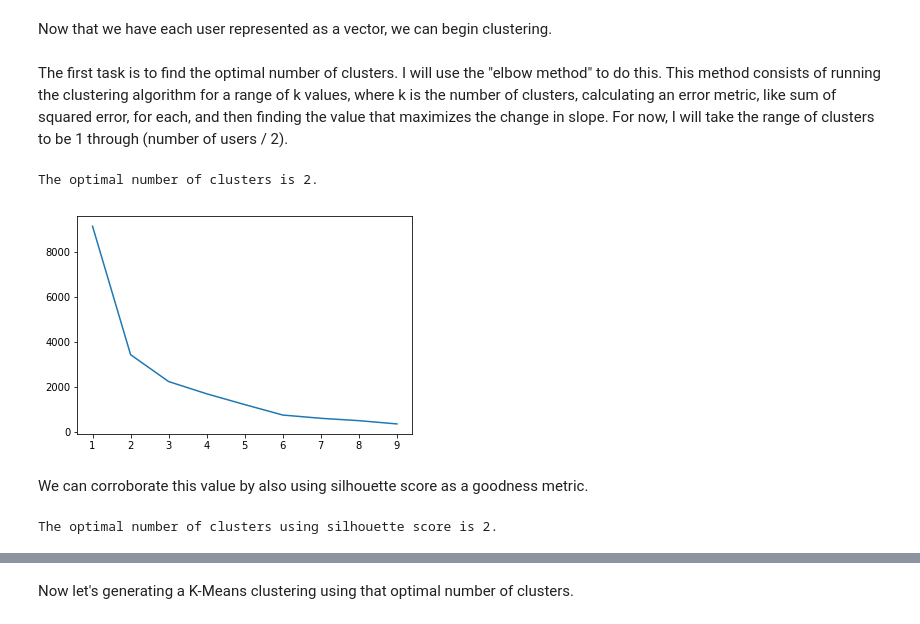
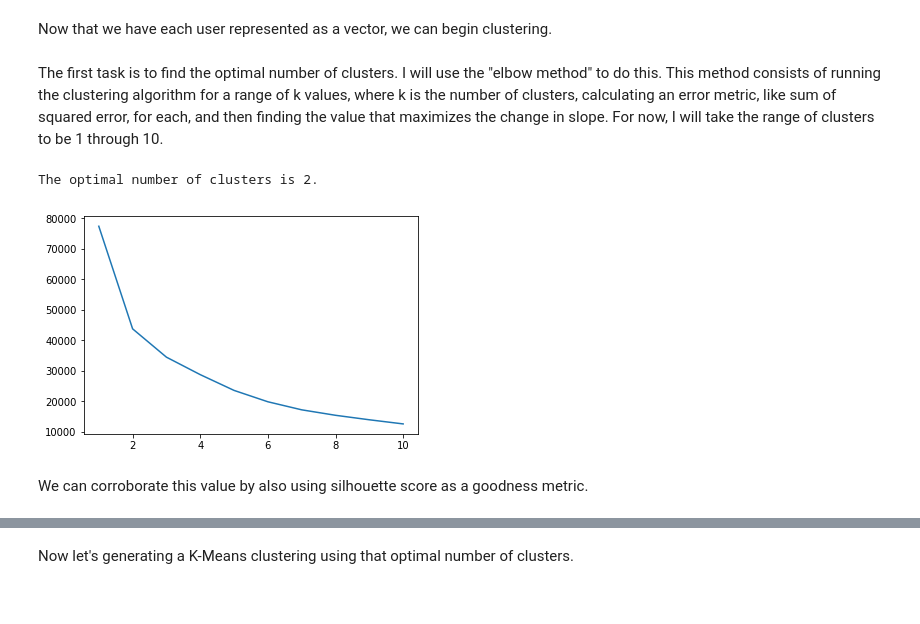
Before and after one commit to samdeverett/Dieta-User-Clustering, a Jupyter notebook: BMs.ipynb, the cells around one changed output, grey strips where cells are left out. Cells and saved outputs as stored; diff of their text form; code cells hidden in the pictures.

Commit message:
More functions and visualizations

```diff
--- a/BMs.ipynb
+++ b/BMs.ipynb
@@ -10,4 +18,5 @@ from sklearn.metrics import silhouette_score
 # %%
-df = pd.read_csv('bms_exp.csv')
+df = pd.read_csv('bms_exp2.csv')
+print(df.shape)
 df.head()
 # %% [output]
@@ -134,0 +133,7 @@ user_data
+# %%
+renames = {'consistency':'mean_consistency',
+          'difficulty':'mean_difficulty',
+          'completeness':'mean_completeness'}
+df = df.groupby('fake_user_id').mean()[['consistency', 'difficulty', 'completeness']].rename(columns=renames)
+df.dropna(inplace=True)
+df.head()
@@ -135,14 +148,13 @@ user_data
 # %% [markdown]
 Now that we have each user represented as a vector, we can begin clustering.
 # %% [markdown]
-The first task is to find the optimal number of clusters. I will use the "elbow method" to do this. This method consists of running the clustering algorithm for a range of k values, where k is the number of clusters, calculating an error metric, like sum of squared error, for each, and then finding the value that maximizes the change in slope. For now, I will take the range of clusters to be 1 through (number of users / 2).
+The first task is to find the optimal number of clusters. I will use the "elbow method" to do this. This method consists of running the clustering algorithm for a range of k values, where k is the number of clusters, calculating an error metric, like sum of squared error, for each, and then finding the value that maximizes the change in slope. For now, I will take the range of clusters to be 1 through 10.
 # %%
 def find_optimal_k(df):
 
     X = df
-    num_users = df.shape[0]
     scores = []
-    possible_ks = range(1, int((num_users / 2) + 1))
+    possible_ks = range(1, 11)
 
     for k in possible_ks:
         kmeans = KMeans(n_clusters=k, random_state=42)   # set a random_state to be sure differences are due to k
@@ -157,20 +169,19 @@ def find_optimal_k(df):
 
     return optimal_k
 # %%
-optimal_k = find_optimal_k(user_data)
+optimal_k = find_optimal_k(df)
 print(f'The optimal number of clusters is {optimal_k}.')
 # %% [output]
 The optimal number of clusters is 2.
-[figure, old version]
+[figure, new version]
 # %% [markdown]
 We can corroborate this value by also using silhouette score as a goodness metric.
 # %%
 def find_optimal_k_using_silhouette(df):
 
     X = df
-    num_users = df.shape[0]
     silhouette_scores = []
-    possible_ks = range(2, int((num_users / 2) + 1))
+    possible_ks = range(2, 11)
 
     for k in possible_ks:
         kmeans = KMeans(n_clusters=k, random_state=42)
@@ -178,9 +189,6 @@ def find_optimal_k_using_silhouette(df):
         new_silhouette_score = silhouette_score(X, kmeans.labels_)
         silhouette_scores.append(new_silhouette_score)
 
+    plt.plot(possible_ks, silhouette_scores)
+
     return possible_ks[np.argmax(silhouette_scores)]
-
-optimal_k_silhouette = find_optimal_k_using_silhouette(user_data)
-print(f'The optimal number of clusters using silhouette score is {optimal_k_silhouette}.')
-# %% [output]
-The optimal number of clusters using silhouette score is 2.
```
Also changed, not shown: parts of 77 cells of this notebook.
